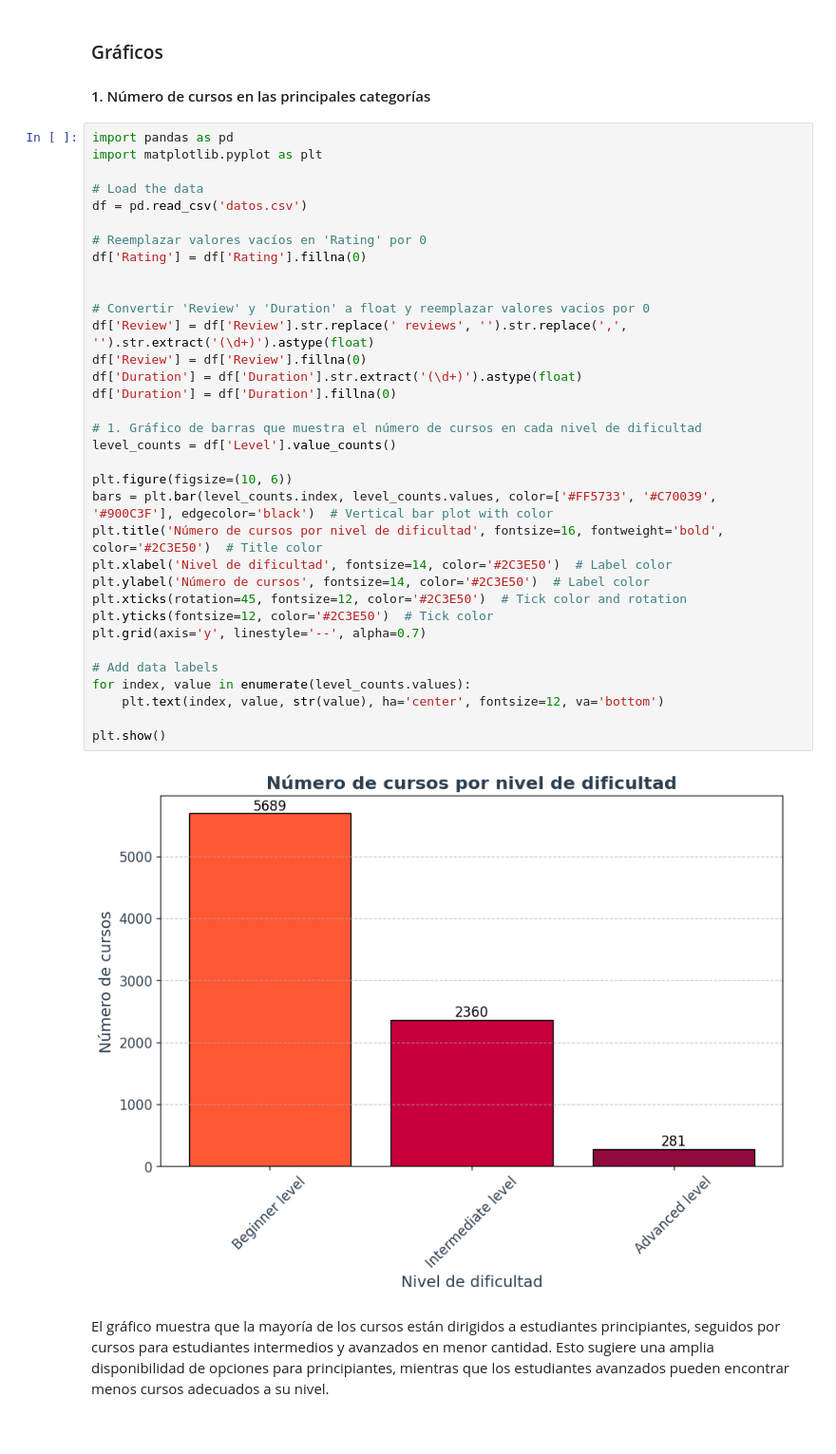
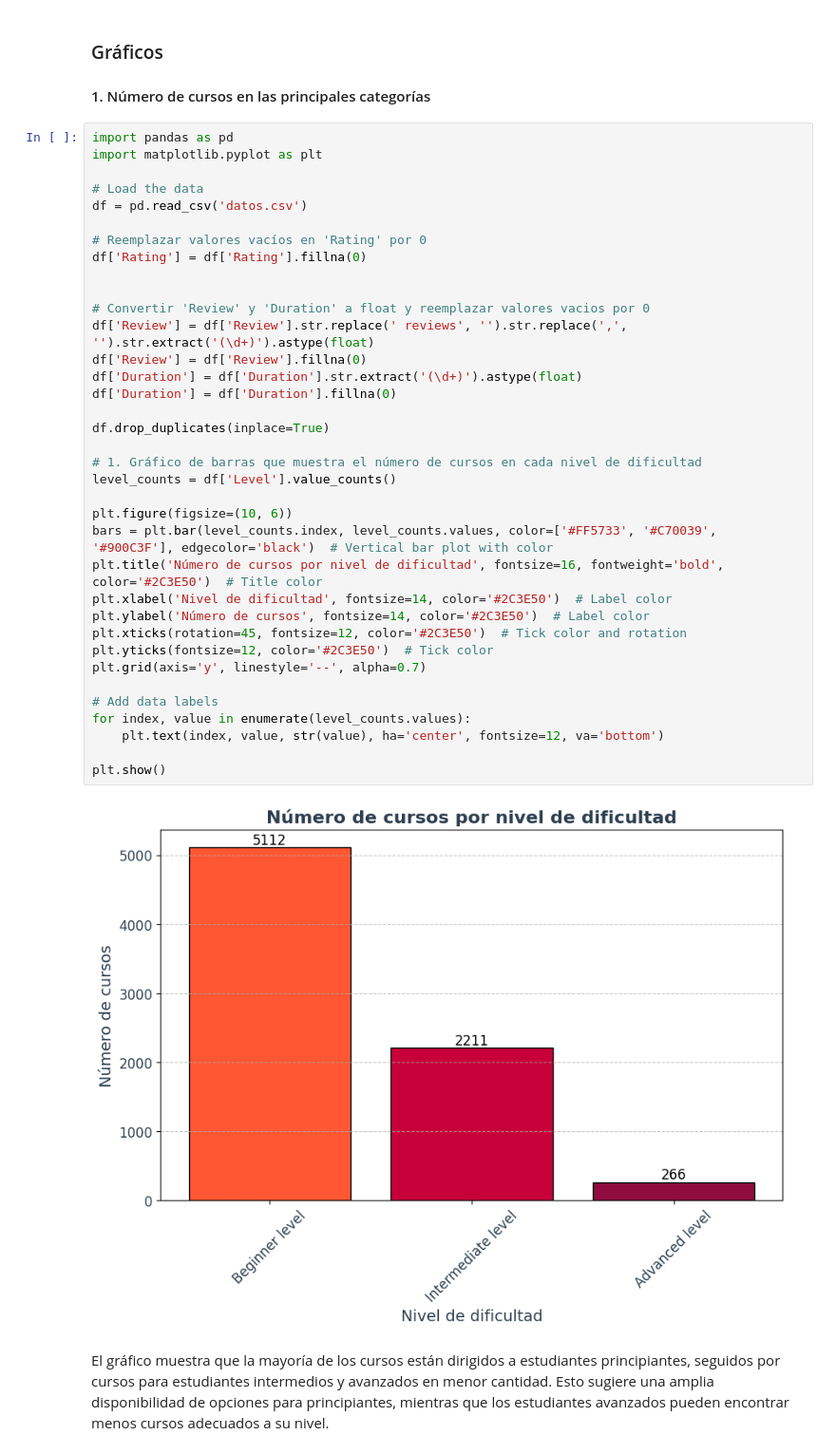
Before and after one commit to IsNotKev/-SS2-P_202004816, a Jupyter notebook: Práctica2/p2.ipynb, the cells around one changed output. Shown at 95% size. Saved outputs shown, nothing was run; the diff lists cells and outputs as text.

```diff
--- a/Práctica2/p2.ipynb
+++ b/Práctica2/p2.ipynb
@@ -160,34 +187,36 @@ import matplotlib.pyplot as plt
 df = pd.read_csv('datos.csv')
 
 # Reemplazar valores vacíos en 'Rating' por 0
 df['Rating'] = df['Rating'].fillna(0)
 
 
 # Convertir 'Review' y 'Duration' a float y reemplazar valores vacios por 0
 df['Review'] = df['Review'].str.replace(' reviews', '').str.replace(',', '').str.extract('(\d+)').astype(float)
 df['Review'] = df['Review'].fillna(0)
 df['Duration'] = df['Duration'].str.extract('(\d+)').astype(float)
 df['Duration'] = df['Duration'].fillna(0)
+
+df.drop_duplicates(inplace=True)
 
 # 1. Gráfico de barras que muestra el número de cursos en cada nivel de dificultad
 level_counts = df['Level'].value_counts()
 
 plt.figure(figsize=(10, 6))
 bars = plt.bar(level_counts.index, level_counts.values, color=['#FF5733', '#C70039', '#900C3F'], edgecolor='black')  # Vertical bar plot with color
 plt.title('Número de cursos por nivel de dificultad', fontsize=16, fontweight='bold', color='#2C3E50')  # Title color
 plt.xlabel('Nivel de dificultad', fontsize=14, color='#2C3E50')  # Label color
 plt.ylabel('Número de cursos', fontsize=14, color='#2C3E50')  # Label color
 plt.xticks(rotation=45, fontsize=12, color='#2C3E50')  # Tick color and rotation
 plt.yticks(fontsize=12, color='#2C3E50')  # Tick color
 plt.grid(axis='y', linestyle='--', alpha=0.7)
 
 # Add data labels
 for index, value in enumerate(level_counts.values):
     plt.text(index, value, str(value), ha='center', fontsize=12, va='bottom')
 
 plt.show()
 # %% [output]
-[figure, old version]
+[figure, new version]
 # %% [markdown]
 El gráfico muestra que la mayoría de los cursos están dirigidos a estudiantes principiantes, seguidos por cursos para estudiantes intermedios y avanzados en menor cantidad. Esto sugiere una amplia disponibilidad de opciones para principiantes, mientras que los estudiantes avanzados pueden encontrar menos cursos adecuados a su nivel.
 # %% [markdown]
```
Also changed, not shown: parts of 15 cells of this notebook.
